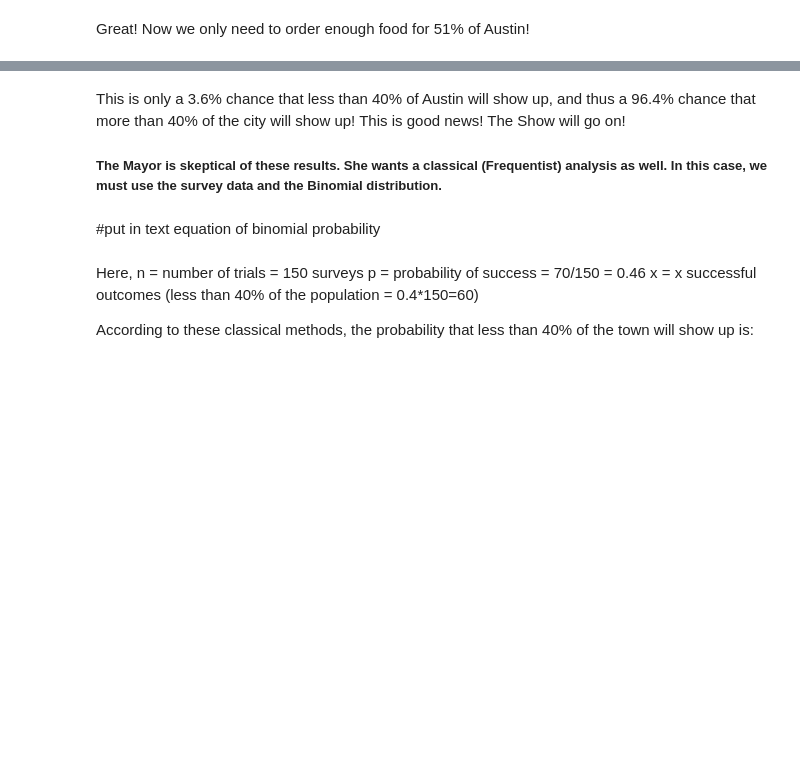
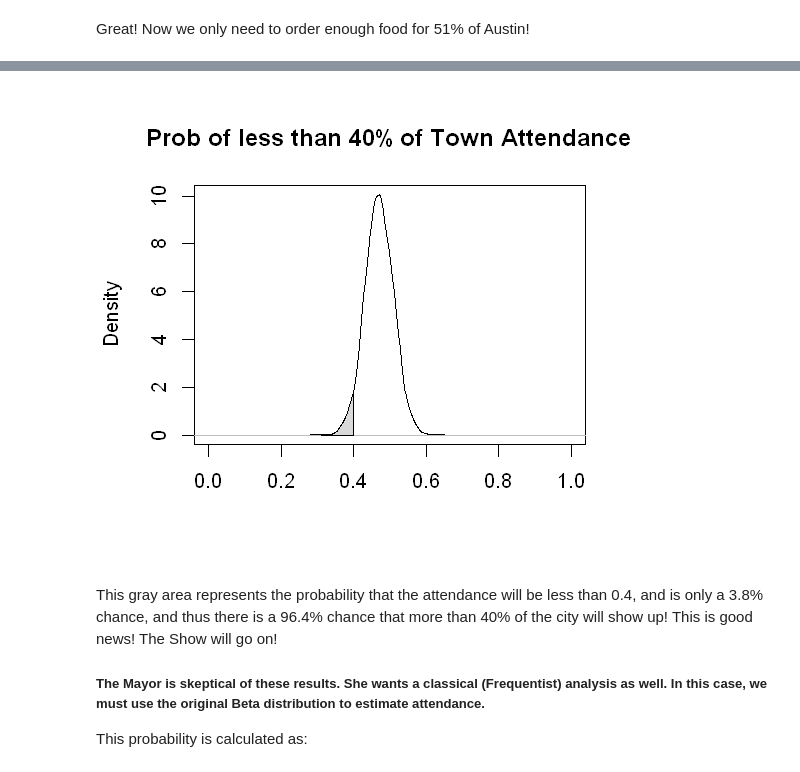
Before and after one commit to nrb75/TDI-Interview, a Jupyter notebook: Bayes Posterior Inference-Copy1.ipynb, the cells around one changed output, grey strips where cells are left out. Drawn from its saved outputs; the diff is of its cells as text; code cells hidden in the pictures; blank space fills up the shorter version.

```diff
--- a/Bayes Posterior Inference-Copy1.ipynb
+++ b/Bayes Posterior Inference-Copy1.ipynb
@@ -296,6 +231,15 @@ sum(Posterior_sim<0.4)/length(Posterior_sim)
+# %%
+dens <- density(Posterior_sim) #desnity distribution of beta
+criticalvaluelow=quantile(Posterior_sim, .0386) #critical value of lower tail
+index=max(which(dens$x <=criticalvaluelow)) #critical value low
+left=max(which(dens$x<.311)) #end. The area between indexhigh and right should be 0.025
+
+plot(dens, xlim=c(0,1), xlab="", main="Prob of less than 40% of Town Attendance")
+with(dens, polygon(x=c(x[c(left,left:index,index)]), y= c(0, y[left:index], 0), col="gray85")) #high tail
+# %% [output]
+[figure, added]
 # %% [markdown]
-This is only a 3.6% chance that less than 40% of Austin will show up, and thus a 96.4% chance that more than 40% of the city will show up! This is good news! The Show will go on!
+This gray area represents the probability that the attendance will be less than 0.4, and is only a 3.8% chance, and thus there is a 96.4% chance that more than 40% of the city will show up! This is good news! The Show will go on!
 
-##### The Mayor is skeptical of these results. She wants a classical (Frequentist) analysis as well. In this case, we must use the survey data and the Binomial distribution.
+##### The Mayor is skeptical of these results. She wants a classical (Frequentist) analysis as well. In this case, we must use the original Beta distribution to estimate attendance.
+This probability is calculated as:
-# %% [markdown]
-#put in text equation of binomial probability
@@ -305,7 +245,0 @@ This is only a 3.6% chance that less than 40% of Austin will show up, and thus a
-# %% [markdown]
-Here,
-n = number of trials = 150 surveys
-p = probability of success = 70/150 = 0.46
-x = x successful outcomes (less than 40% of the population = 0.4*150=60)
-
-According to these classical methods, the probability that less than 40% of the town will show up is:
```
Also changed, not shown: parts of 21 cells of this notebook, 1 other file.
